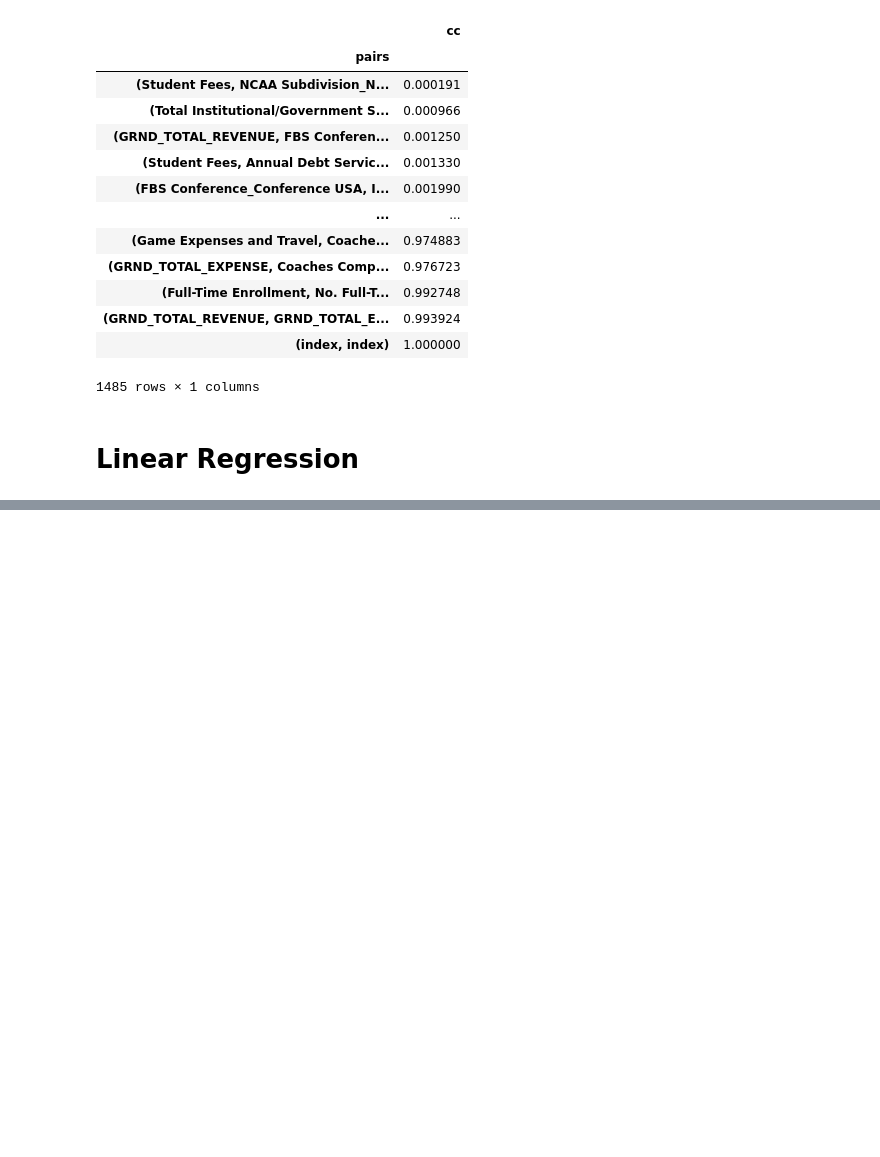
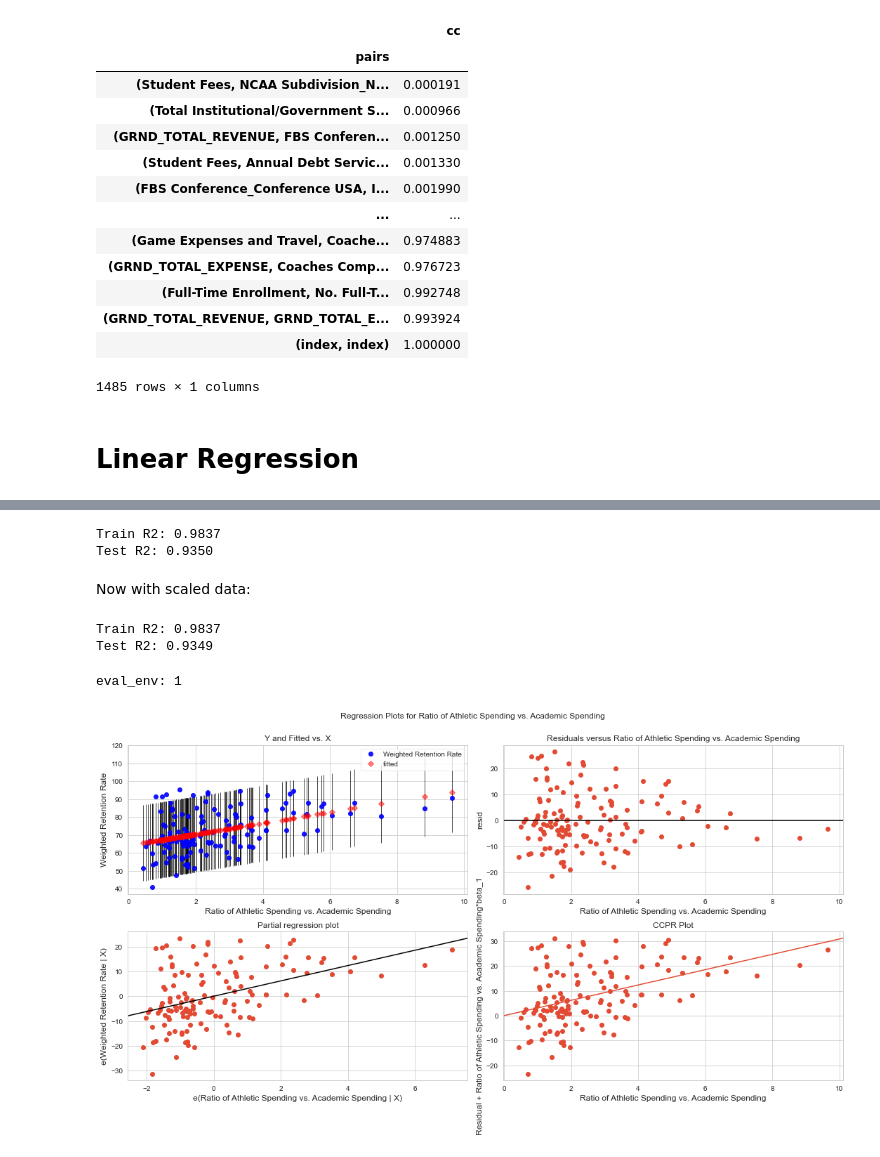
Before and after one commit to Shoemaker703/college_retention, a Jupyter notebook: EDA Notebook.ipynb, the cells around one changed output, grey strips where cells are left out. Cells and saved outputs as stored; diff of their text form; code cells hidden in the pictures; blank space fills up the shorter version.

Commit message:
More modeling/evaluation steps

```diff
--- a/EDA Notebook.ipynb
+++ b/EDA Notebook.ipynb
@@ -1065,0 +1074,9 @@ df_stacked.sort_values(by = 'cc')
+# %%
+# Signs of slight overfitting.
+print(f"Train R2: {r2_score(y_train, train_preds1):.4f}")
+print(f"Test R2: {r2_score(y_test, test_preds1):.4f}")
+# %% [output]
+Train R2: 0.9837
+Test R2: 0.9350
+# %% [markdown]
+Now with scaled data:
@@ -1065,0 +1088,14 @@ df_stacked.sort_values(by = 'cc')
+# %%
+# Basically the same
+print(f"Train R2: {r2_score(y_train, train_preds2):.4f}")
+print(f"Test R2: {r2_score(y_test, test_preds2):.4f}")
+# %% [output]
+Train R2: 0.9837
+Test R2: 0.9349
+# %%
+# Checking for variance and heteroskedacity. Saw similar issues with the scatter/regression plot above.
+fig = plt.figure(figsize=(15,8))
+fig = sm.graphics.plot_regress_exog(model1, 'Ratio of Athletic Spending vs. Academic Spending', fig=fig)
+# %% [output]
+eval_env: 1
+[figure, added]
```
Also changed, not shown: parts of 57 cells of this notebook.
